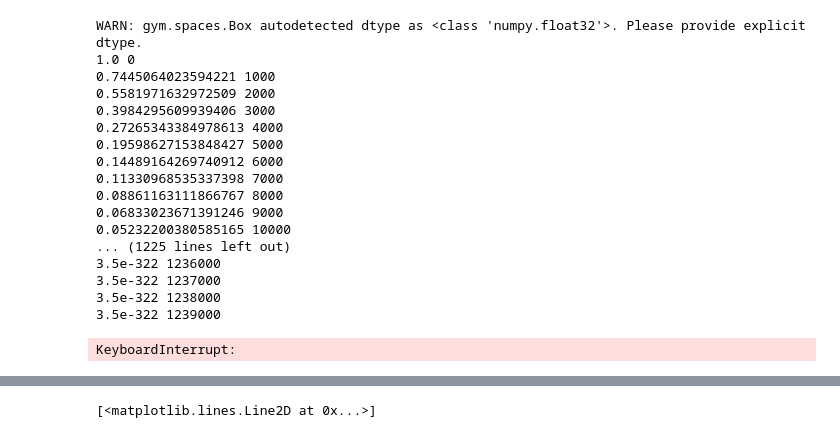
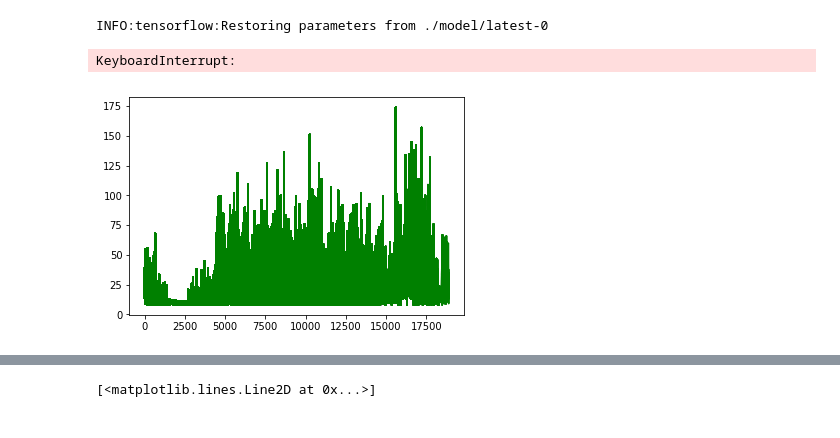
Before and after one commit to louner/reinforcement-learning, a Jupyter notebook: CartPole/lab.ipynb, the cells around one changed output, grey strips where cells are left out. Cells and saved outputs as stored; diff of their text form; code cells hidden in the pictures.

Commit message:
separate target network

```diff
--- a/CartPole/lab.ipynb
+++ b/CartPole/lab.ipynb
@@ -134,3 +163,7 @@ class QNetwork:
+# %%
+Q.saver.restore(Q.target_Q_sess, tf.train.latest_checkpoint('./model'))
+# %% [output]
+INFO:tensorflow:Restoring parameters from ./model/latest-0
 # %%
 def add_label(batch, Q, gamma):
     _batch = transform_to_Q_input(batch)
@@ -152,8 +185,7 @@ def plot(metrics):
 tf.reset_default_graph()
 
 D = Memory(T)
-sess = tf.Session(config=tf.ConfigProto(device_count={'GPU': 1}))
-Q = QNetwork(sess)
+Q = QNetwork()
 
 env = CartPoleEnv()
 #env.theta_threshold_radians = 2 * math.pi * 1/4
@@ -181,7 +213,7 @@ for rid in range(2000000):
     next_state = next_state.tolist()
 
     transaction = Transaction((state, action, reward, next_state, done, -1))
-    D.insert(transaction)
+    #D.insert(transaction)
     state = next_state
     one_round.append(transaction)
     t += 1
@@ -198,56 +230,39 @@ for rid in range(2000000):
     if batch.any():
         add_label(batch, Q, GAMMA)
         _, loss = Q.update(batch)
 
         metrics['loss'].append(loss)
 
     #print(transaction, batch)
     if done:
-        '''
         reward = 0
         for transaction in reversed(one_round):
             reward += transaction['reward']
             transaction['reward'] = reward
             D.insert(transaction)
-        '''
 
         metrics['round_length'].append(len(one_round))
         one_round = []
 
         mu *= 0.993
 
         state = env.reset()
         state = state.tolist()
 
     if rid % 1000 == 0:
         #plt.plot(metrics['action'][0], metrics['action'][1], 'g', metrics['best_action'][0], metrics['best_action'][1], 'y')
+        Q.save()
+        Q.reload_target_Q_network()
+
 
         print(mu, rid)
-        '''
-        plt.plot(metrics['round_length'])
+        plt.plot(metrics['round_length'], 'g')
         display.display(plt.gcf())
         display.clear_output(wait=True)
-        '''
         #plot(metrics)
 # %% [output]
-WARN: gym.spaces.Box autodetected dtype as <class 'numpy.float32'>. Please provide explicit dtype.
-1.0 0
-0.7445064023594221 1000
-0.5581971632972509 2000
-0.3984295609939406 3000
-0.27265343384978613 4000
-0.19598627153848427 5000
-0.14489164269740912 6000
-0.11330968535337398 7000
-0.08861163111866767 8000
-0.06833023671391246 9000
-0.05232200380585165 10000
-... (1225 lines left out)
-3.5e-322 1236000
-3.5e-322 1237000
-3.5e-322 1238000
-3.5e-322 1239000
+KeyboardInterrupt:
-KeyboardInterrupt:
+[figure, added]
 # %%
 plt.plot(metrics['round_length'])
 #plt.plot(metrics['action'][0], metrics['action'][1], 'g', metrics['best_action'][0], metrics['best_action'][1], 'y')
```
Also changed, not shown: parts of 2 cells of this notebook.
